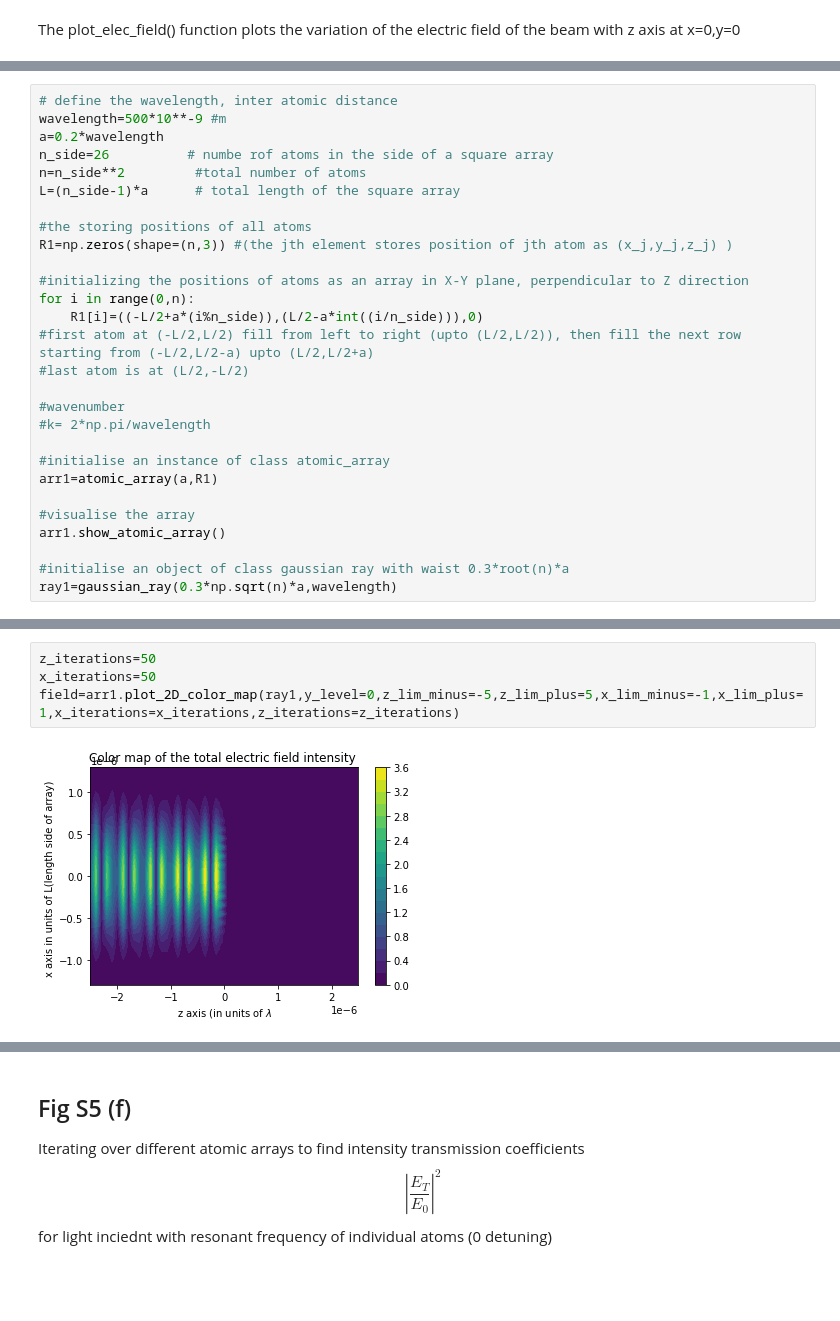
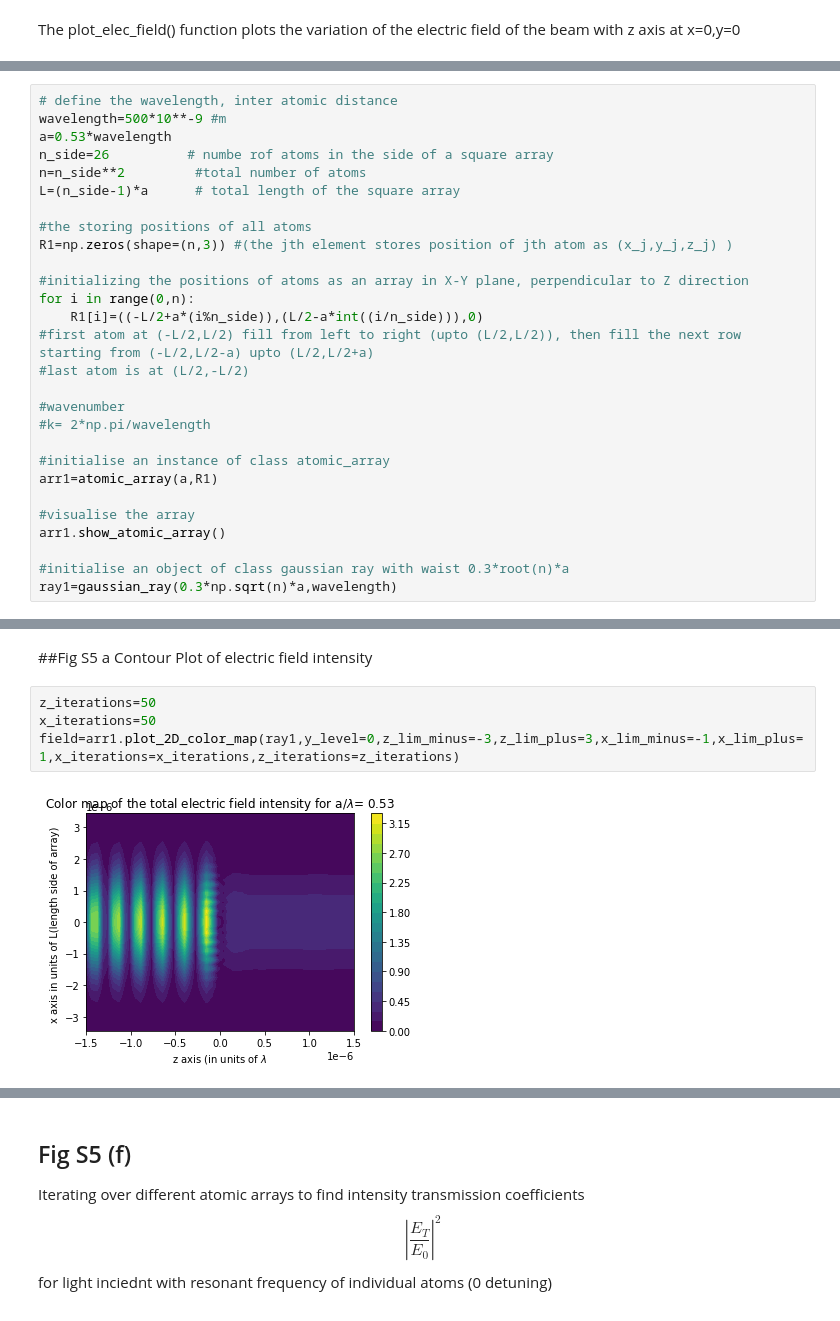
Before and after one commit to ReyshaJV/weizmann-internship, a Jupyter notebook: Light on atomic array.ipynb, the cells around one changed output, grey strips where cells are left out. Drawn from its saved outputs; the diff is of its cells as text; blank space fills up the shorter version.

```diff
--- a/Light on atomic array.ipynb
+++ b/Light on atomic array.ipynb
@@ -554,7 +581,7 @@ class atomic_array:
 # %%
 # define the wavelength, inter atomic distance
 wavelength=500*10**-9 #m
-a=0.2*wavelength
+a=0.53*wavelength
 n_side=26          # numbe rof atoms in the side of a square array
 n=n_side**2         #total number of atoms
 L=(n_side-1)*a      # total length of the square array
@@ -594,6 +623,9 @@ arr1.plot_elec_field(ray1,0,0)
+# %% [markdown]
+##Fig S5 a
+Contour Plot of electric field intensity
 # %%
 z_iterations=50
 x_iterations=50
-field=arr1.plot_2D_color_map(ray1,y_level=0,z_lim_minus=-5,z_lim_plus=5,x_lim_minus=-1,x_lim_plus=1,x_iterations=x_iterations,z_iterations=z_iterations)
+field=arr1.plot_2D_color_map(ray1,y_level=0,z_lim_minus=-3,z_lim_plus=3,x_lim_minus=-1,x_lim_plus=1,x_iterations=x_iterations,z_iterations=z_iterations)
 # %% [output]
-[figure, old version]
+[figure, new version]
```
Also changed, not shown: parts of 7 cells of this notebook.
